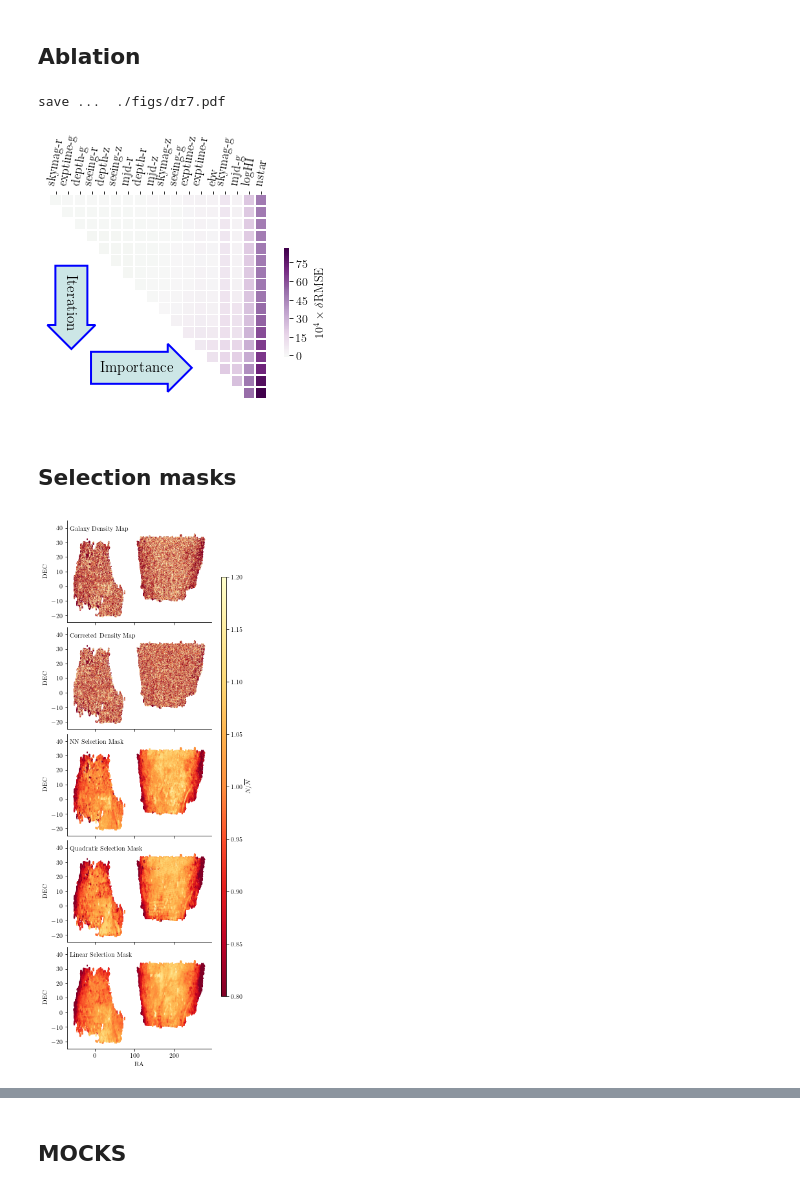
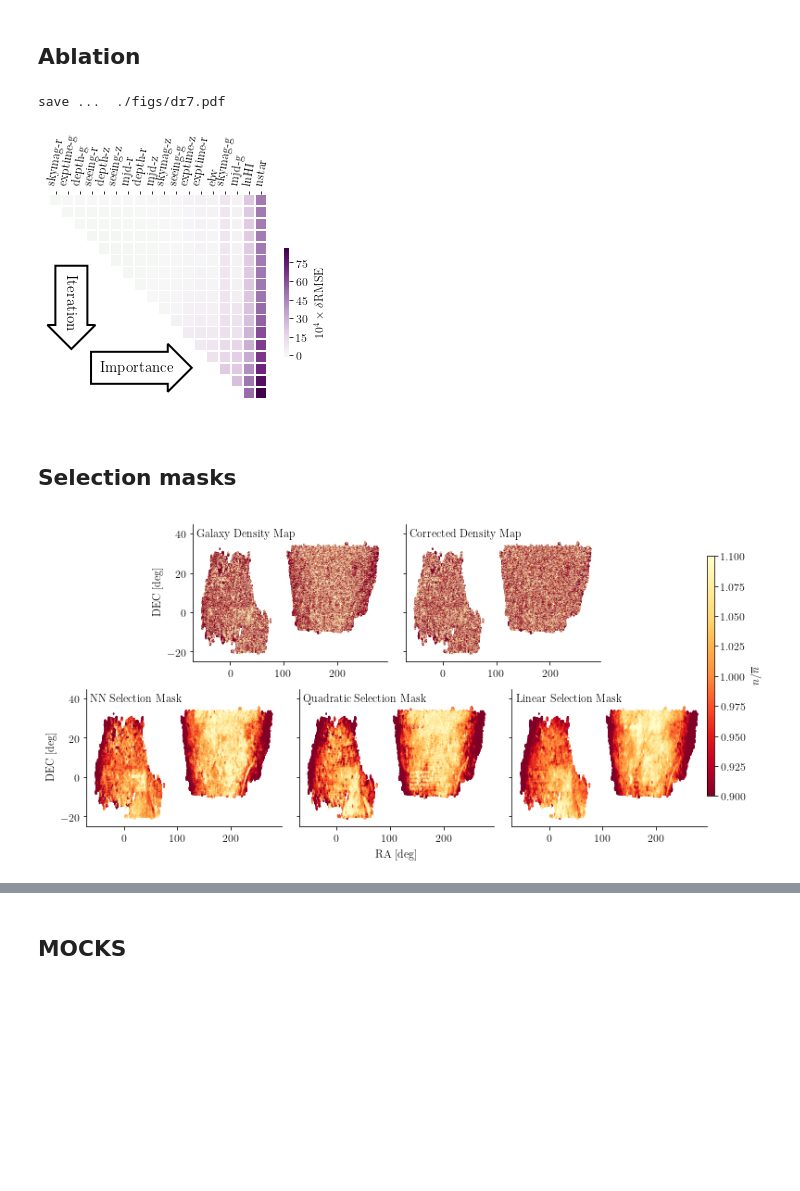
Before and after one commit to mehdirezaie/SYSNet, a Jupyter notebook: dataviz/DLpaper_plots.ipynb, the cells around one changed output, grey strips where cells are left out. Cells and saved outputs as stored; diff of their text form; code cells hidden in the pictures; blank space fills up the shorter version.

Commit message:
update graphs, use true model for fitting

```diff
--- a/dataviz/DLpaper_plots.ipynb
+++ b/dataviz/DLpaper_plots.ipynb
@@ -219,7 +224,7 @@ def ablation_plot(filename, odir):
                 matric[i,j] = (matric_dict['%d-%d'%(i,sys_i)][0]/ab1['RMSEall'])-1.#-ab1['baselineRMSE']
     matric *= 1.e4
     bands = ['r','g','z']
-    labels = ['ebv','logHI','nstar']
+    labels = ['ebv','lnHI','nstar']
     labels += ['depth-'+b for b in bands]
     labels += ['seeing-'+b for b in bands]
     #labels += ['airmass-'+b for b in bands]
@@ -246,7 +251,7 @@ def ablation_plot(filename, odir):
     ax.set_xticklabels(xlabels, rotation=80)
     ax.set_yticks([])
     ax.xaxis.tick_top()
-    bbox_props = dict(boxstyle="rarrow", fc=(0.8, 0.9, 0.9), ec="b", lw=2)
+    bbox_props = dict(boxstyle="rarrow", fc="white", ec="k", lw=2)
     t = ax.text(0.4, 0.2, "Importance",
                 ha="center", va="center", rotation=0,
                 transform=ax.transAxes,
@@ -269,7 +274,7 @@ def ablation_plot(filename, odir):
 ablation_plot('/Volumes/TimeMachine/data/DR7/results/ablation/dr7.log.npy','./figs/')
 # %% [output]
 save ...  ./figs/dr7.pdf
-[figure, old version]
+[figure, new version]
 # %% [markdown]
 ## Selection masks
 # %%
@@ -277,15 +282,15 @@ def ngal_selection_masks():
     params = {
    'axes.spines.right':False,
    'axes.spines.top':False,
-   'axes.labelsize': 10,
+   'axes.labelsize': 12,
    #'text.fontsize': 8,
-   'legend.fontsize': 10,
-   'xtick.labelsize': 10,
-   'ytick.labelsize': 10,
+   'legend.fontsize': 12,
+   'xtick.labelsize': 12,
+   'ytick.labelsize': 12,
    'text.usetex': True,
    #'figure.figsize': [4, 3],
    'font.family':'serif',
-    'font.size':10
+   'font.size':12
    }
     plt.rcParams.update(params)
     from utils import makedelta, hpix2radec
@@ -306,41 +311,52 @@ def ngal_selection_masks():
     dnn   = makedelta(galmap, frac, mask, wnn) + 1.0
     # dlin = makedelta(galmap, frac, mask, wlin)
     # duni = makedelta(galmap, frac, mask)
     nnbar = makedelta(galmap, frac, mask) + 1.0
 
     plt.rc('axes.spines', top=False, right=False)
     plt.rc('font', family='serif')
     plt.rc('text', usetex=True)
     hpix = np.argwhere(mask).flatten()
-    fig, ax = plt.subplots(nrows=5, figsize=(4, 15), sharex=True)
-    plt.subplots_adjust(hspace=0.05)
+    #fig, ax = plt.subplots(nrows=5, figsize=(4, 15), sharex=True)
+    #plt.subplots_adjust(hspace=0.05)
+    fig = plt.figure(figsize=(12, 6))
+    gs = GridSpec(2, 6, figure=fig)
+    gs.update(wspace=0.2, hspace=0.2)
+    ax1 = plt.subplot(gs[0, 1:3])
+    ax2 = plt.subplot(gs[0, 3:5])
+    ax3 = plt.subplot(gs[1, 0:2])
+    ax4 = plt.subplot(gs[1, 2:4])
+    ax5 = plt.subplot(gs[1, 4:6])
+    for ax in [ax2, ax4, ax5]:
+        ax.tick_params(labelleft=False)
+    ax = [ax1, ax2, ax3, ax4, ax5]
 
     #ttl = ['No weights', 'Linear weights', 'NN weights']
     ttl = ['Galaxy Density Map', 'Corrected Density Map',
            'NN Selection Mask', 'Quadratic Selection Mask',
            'Linear Selection Mask']
 
     #for i,di in enumerate([duni, dlin, dnn]):
     radec = hpix2radec(256, hpix)
     ramm  = radec[0] > 300
     radec[0][ramm] -= 360.
     for i,di in enumerate([nnbar, dnn, wnn, wqud, wlin]):
         map1 = ax[i].scatter(radec[0], radec[1], 0.1,
                              #c=5*di[mask], vmin=-1, vmax=1.,
-                            c=di[mask], vmin=0.8, vmax=1.2,
+                            c=di[mask], vmin=0.9, vmax=1.1,
                             cmap=plt.cm.YlOrRd_r)
         ax[i].text(0.02, 0.9, ttl[i], transform=ax[i].transAxes)
         ax[i].set_ylim(-25, 45)
-        ax[4].set_xlabel('RA')
-        ax[i].set_ylabel('DEC')
+        ax[3].set_xlabel('RA [deg]')
+        if i in [0, 2]:ax[i].set_ylabel('DEC [deg]')
         #ax[i].axis([200, 310, 0, 20])
-    cax = plt.axes([.95, 0.2, 0.03, 0.6])
+    cax = plt.axes([.9, 0.2, 0.01, 0.6])
     #fig.colorbar(map1, cax=cax)
-    fig.colorbar(map1, cax=cax, label=r'$N/\overline{N}$', shrink=0.7)
+    fig.colorbar(map1, cax=cax, label=r'$n/\overline{n}$', shrink=0.7)
     plt.savefig('./figs/deltas.png', bbox_inches='tight', dpi=300)
 ngal_selection_masks()
 # %% [output]
-[figure, old version]
+[figure, new version]
 # %%
 def selection_masks_hists():
     from utils import makedelta, hpix2radec
```
Also changed, not shown: parts of 41 cells of this notebook, 10 other files.
